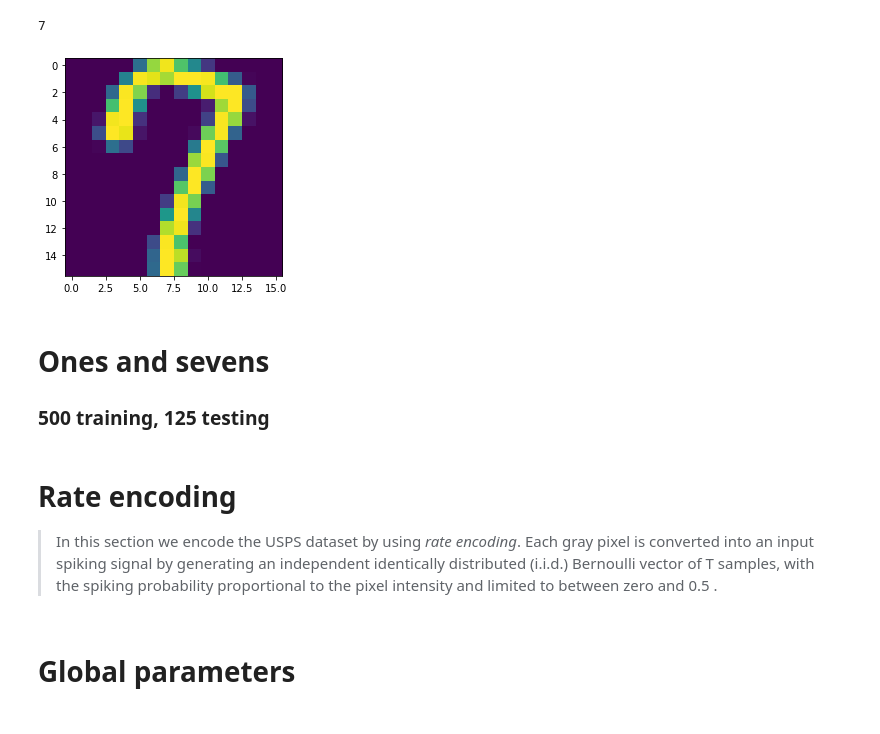
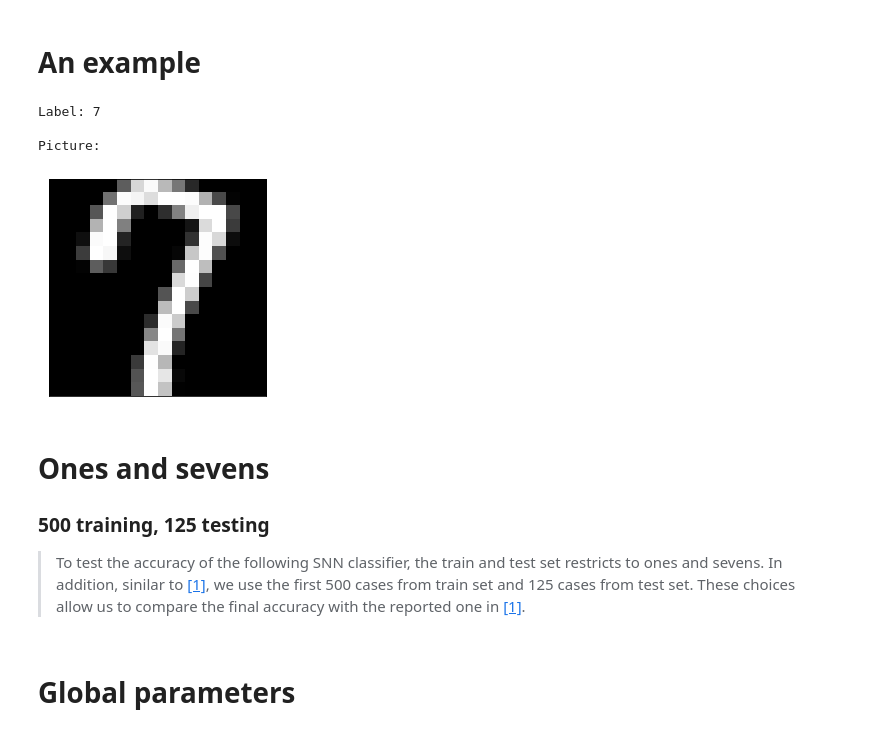
Before and after one commit to rpazuki/snn.tutorial, a Jupyter notebook: fully.obseverd.models.cross.feedback.ipynb, the cells around one changed output. Cells and saved outputs as stored; diff of their text form; code cells hidden in the pictures.

Commit message:
Add diagrams

```diff
--- a/fully.obseverd.models.cross.feedback.ipynb
+++ b/fully.obseverd.models.cross.feedback.ipynb
@@ -40,15 +26,26 @@ with h5py.File('usps.h5', 'r') as hf:
         test = hf.get('test')
         X_te = test.get('data')[:]
         y_te = test.get('target')[:]
+# %% [markdown]
+# An example
 # %%
-print(y_tr[3])
-plt.imshow(X_tr[3,:].reshape(16,16), interpolation='nearest')
+print(f"Label: {y_tr[3]}")
+print()
+print("Picture:")
+plt.imshow(X_tr[3,:].reshape(16,16), interpolation='nearest', cmap='gray')
+frame1 = plt.gca()
+frame1.axes.get_xaxis().set_ticks([])
+frame1.axes.get_yaxis().set_ticks([])
 plt.show()
 # %% [output]
-7
+Label: 7
+
+Picture:
-[figure, old version]
+[figure, new version]
 # %% [markdown]
 # Ones and sevens
 
 ### 500 training, 125 testing
+
+> To test the accuracy of the following SNN classifier, the train and test set restricts to ones and sevens. In addition, sinilar to [[1]](https://arxiv.org/pdf/1910.01059.pdf), we use the first 500 cases from train set and 125 cases from test set. These choices allow us to compare the final accuracy with the reported one in [[1]](https://arxiv.org/pdf/1910.01059.pdf).
 # %%
@@ -58,11 +59,4 @@ y2_te = y_te[(y_te == 1) | (y_te == 7)][:125]
 X2_te = X_te[(y_te == 1) | (y_te == 7),:][:125]
-# %% [markdown]
-# Rate encoding
-
-> In this section we encode the USPS dataset by using  _rate encoding_. Each gray pixel is converted
-into an input spiking signal by generating an independent identically distributed (i.i.d.) Bernoulli vector
-of T samples, with the spiking probability proportional to the pixel intensity and limited to between zero
-and 0.5 .
 # %% [markdown]
 # Global parameters
 # %%
```
Also changed, not shown: parts of 62 cells of this notebook, 5 other files.
